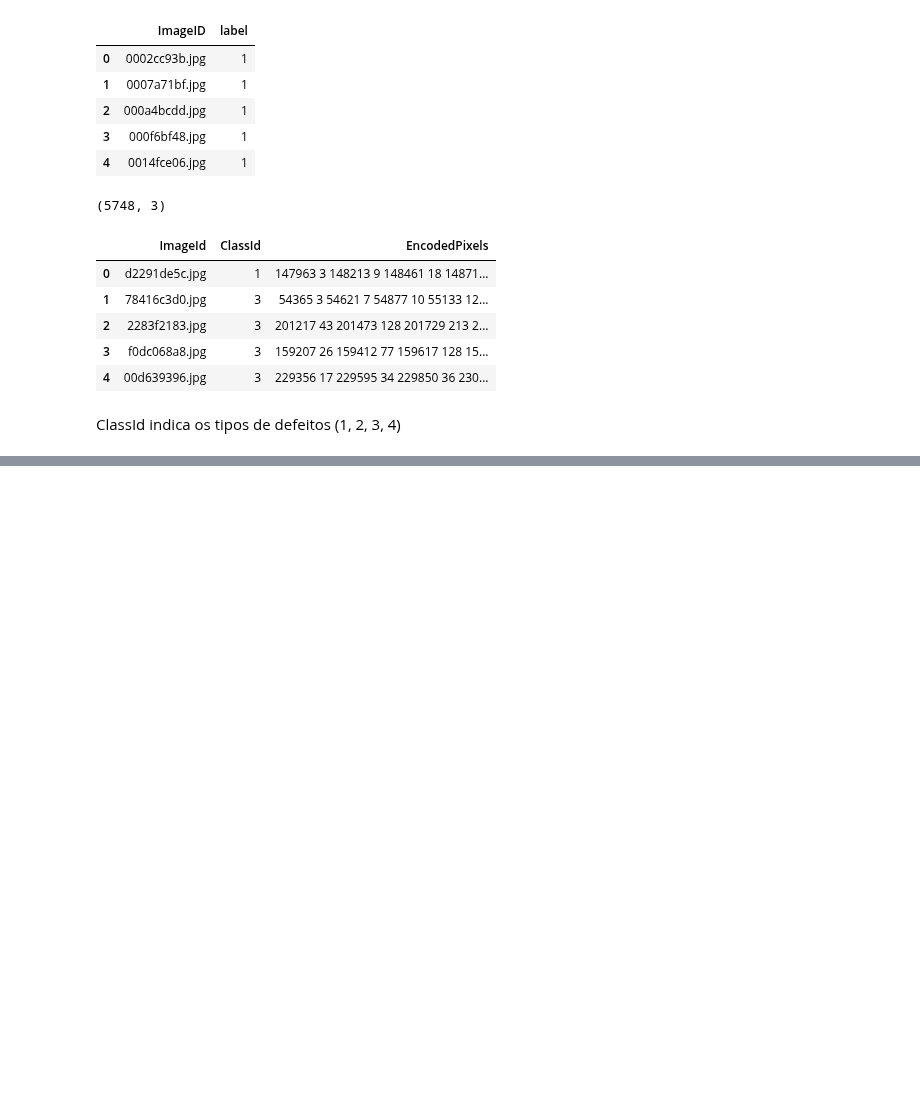
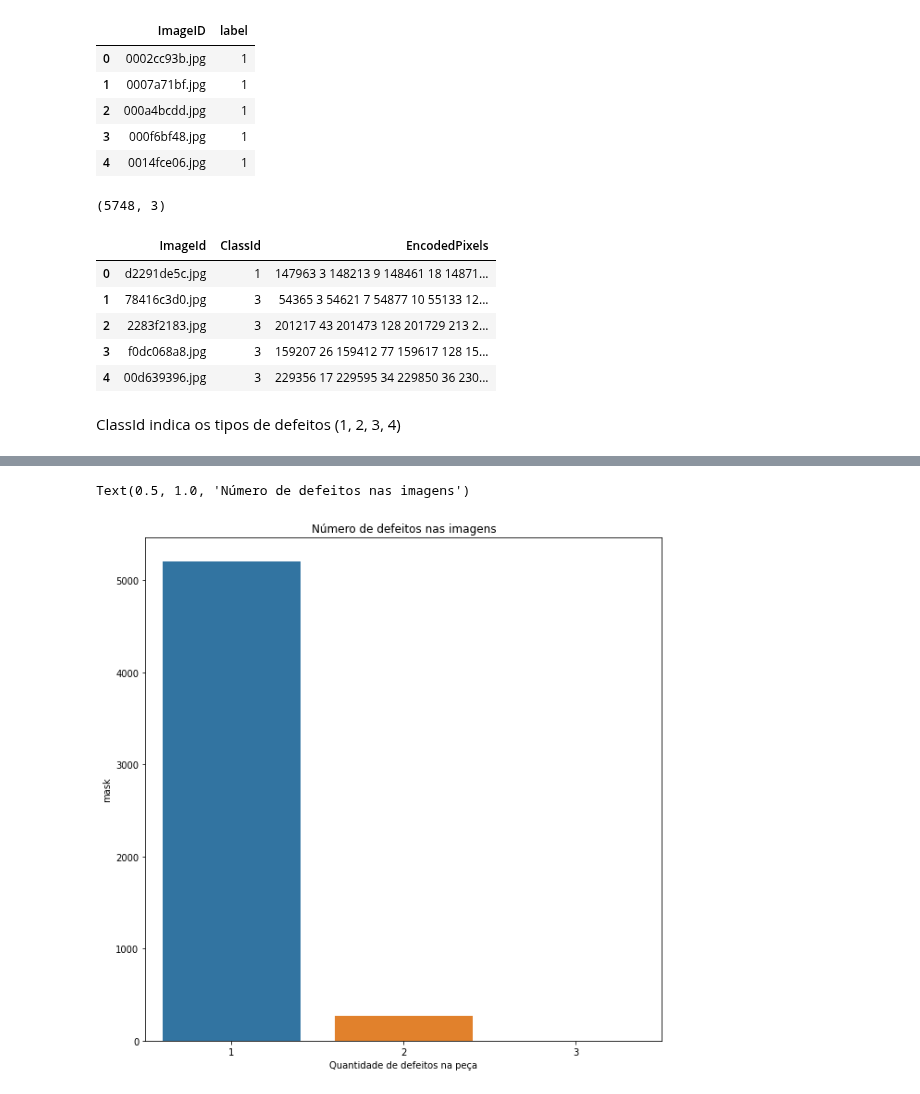
Before and after one commit to Vinicius-Luiz/ciencia_dados_para_empresas, a Jupyter notebook: DEPTO DE PRODUCAO E MANUTENCAO/departamento_manutencao.ipynb, the cells around one changed output, grey strips where cells are left out. Cells and saved outputs as stored; diff of their text form; code cells hidden in the pictures; blank space fills up the shorter version.

```diff
--- a/DEPTO DE PRODUCAO E MANUTENCAO/departamento_manutencao.ipynb
+++ b/DEPTO DE PRODUCAO E MANUTENCAO/departamento_manutencao.ipynb
@@ -58,0 +88,6 @@ ClassId indica os tipos de defeitos (1, 2, 3, 4)
+# %%
+defect_class_mask_df['mask'] = defect_class_mask_df['ClassId'].map(lambda x: 1)
+# %%
+# Group by das imagens por defeitos
+defect_type = defect_class_mask_df.groupby(['ImageId'])['mask'].sum()
+defect_type
@@ -58,0 +108,8 @@ ClassId indica os tipos de defeitos (1, 2, 3, 4)
+# %%
+plt.figure(figsize=(10, 10))
+sns.barplot(x = defect_type.value_counts().index, y = defect_type.value_counts())
+plt.xlabel('Quantidade de defeitos na peça')
+plt.title('Número de defeitos nas imagens')
+# %% [output]
+Text(0.5, 1.0, 'Número de defeitos nas imagens')
+[figure, added]
```
Also changed, not shown: parts of 60 cells of this notebook.
